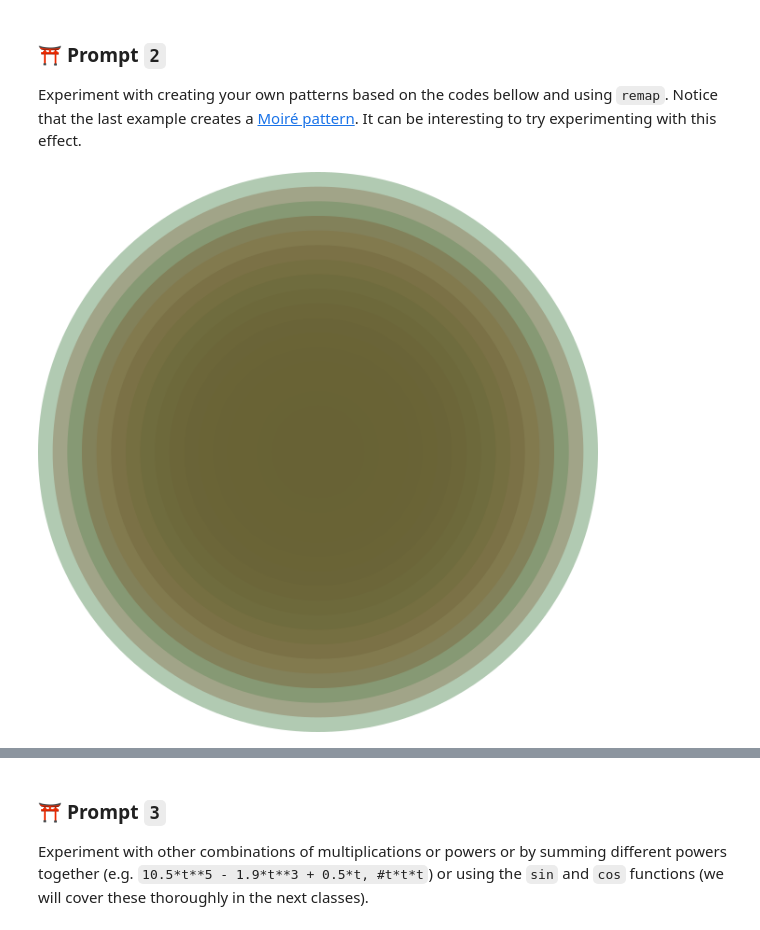
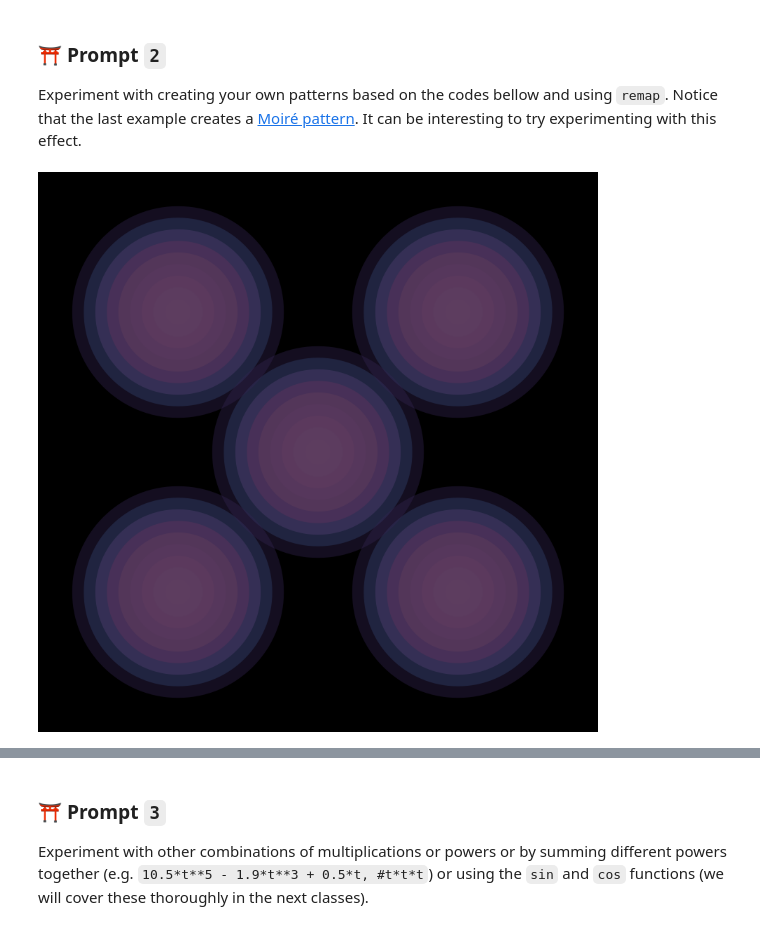
Before and after one commit to Mtj2042/generative_drawing, a Jupyter notebook: weekly/week2/week2_sketchbook.ipynb, the cells around one changed output, grey strips where cells are left out. Saved outputs shown, nothing was run; the diff lists cells and outputs as text; code cells hidden in the pictures.

```diff
--- a/weekly/week2/week2_sketchbook.ipynb
+++ b/weekly/week2/week2_sketchbook.ipynb
@@ -46,7 +46,7 @@ Once you do this replacement, customize the code inside the `myshape` function,
 
 Try also adding randomness inside the `myshape` function.
 # %%
-create_canvas(1000, 500)
+create_canvas(500, 500)
 background(255)
 
 red_value = random(0,255)
@@ -61,7 +61,7 @@ def myshape(x,y,x2,y2):
 #def myshape2(x,y,w):
   #  circle(x*random,y*random, w)
 
-n = 1600
+n = 100
 
 for i in range(n):
 
@@ -74,22 +74,9 @@ for i in range(n):
     blue_value = random(0,255)
     fill(red_value, green_value, blue_value, 40)
     myshape(x,y,x/2,y/2)
-    fill(0,100)
-    circle(x,y,10)
+    #fill(0,100)
+    circle(x,y,25)
     #myshape2(x,y,w)
 
 show()
-
-'''
-def frame_count():
-    global frameC, framesavailable
-    for i in frameC:
-        framesavailable.append
-        print(frame_count)
-
-print(frame_count)
-
-
-save('prompt1.png' + str(range(1000)))
-'''
 # %% [output]
@@ -100,20 +86,28 @@ save('prompt1.png' + str(range(1000)))
 Experiment with creating your own patterns based on the codes bellow and using `remap`. Notice that the last example creates a [Moiré pattern](https://en.wikipedia.org/wiki/Moiré_pattern). It can be interesting to try experimenting with this effect.
 # %%
 # Example 1: Map vertical position to circle size
-create_canvas(600, 600)
-background(255)
-n = 40
+create_canvas(800, 800)
+background(0)
+
+n = 30
 for i in range(n):
     red_value = random(0,255)
     green_value = random(0,200)
     blue_value = random(0,150)
+
     # Map i to a y position between 0 and height
-    y = remap(i, 20, n-1, 0, height)
-    fill(red_value-10,green_value-5,blue_value-2,80)
+    y = remap(i, 20, n-1, 0, height/2)
+    fill(red_value,green_value,blue_value,100)
     # Map y position to diameter in a given range
     w = remap(y, 0, height, 5, 600)
+
+    #draw ellipses
     no_stroke()
-    ellipse(width/2, height/2, w, w)
+    ellipse(width/2/2, height/2/2, w, w)
+    ellipse(width-width/2, height-height/2, w, w)
+    ellipse(width-width/4, height/2/2, w, w)
+    ellipse(width-width/4, height-height/4, w, w)
+    ellipse(width*0.75-width*0.5, height-height/4, w, w)
 show()
 # %% [output]
-[figure, old version]
+[figure, new version]
```
Also changed, not shown: parts of 5 cells of this notebook, 1 other file.
